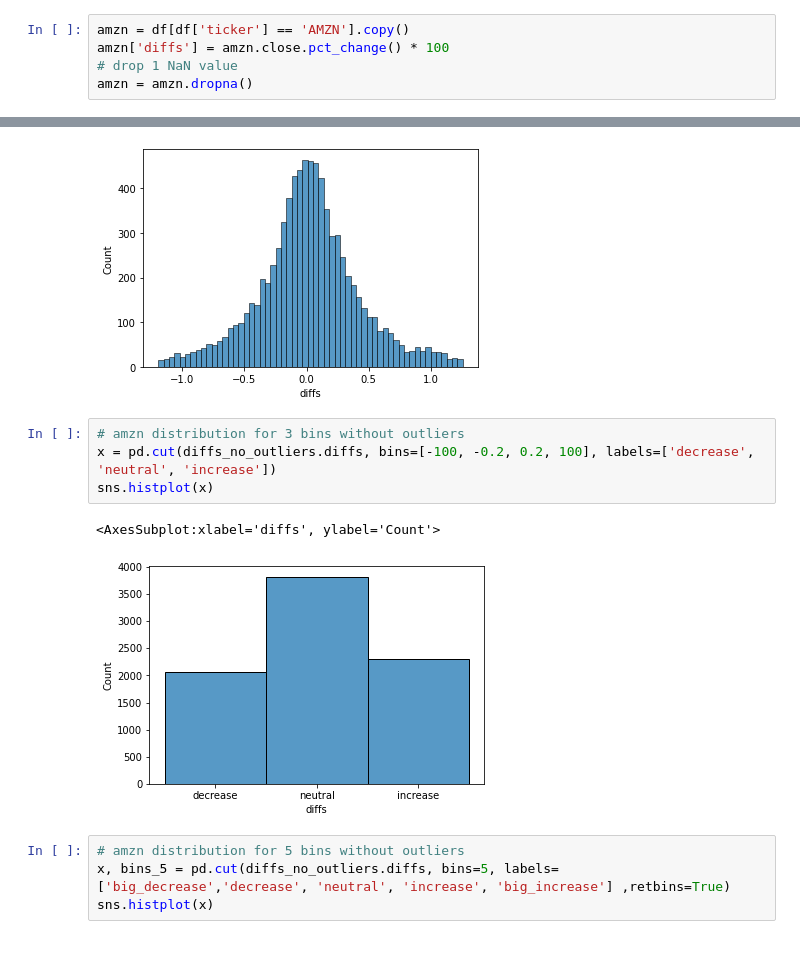
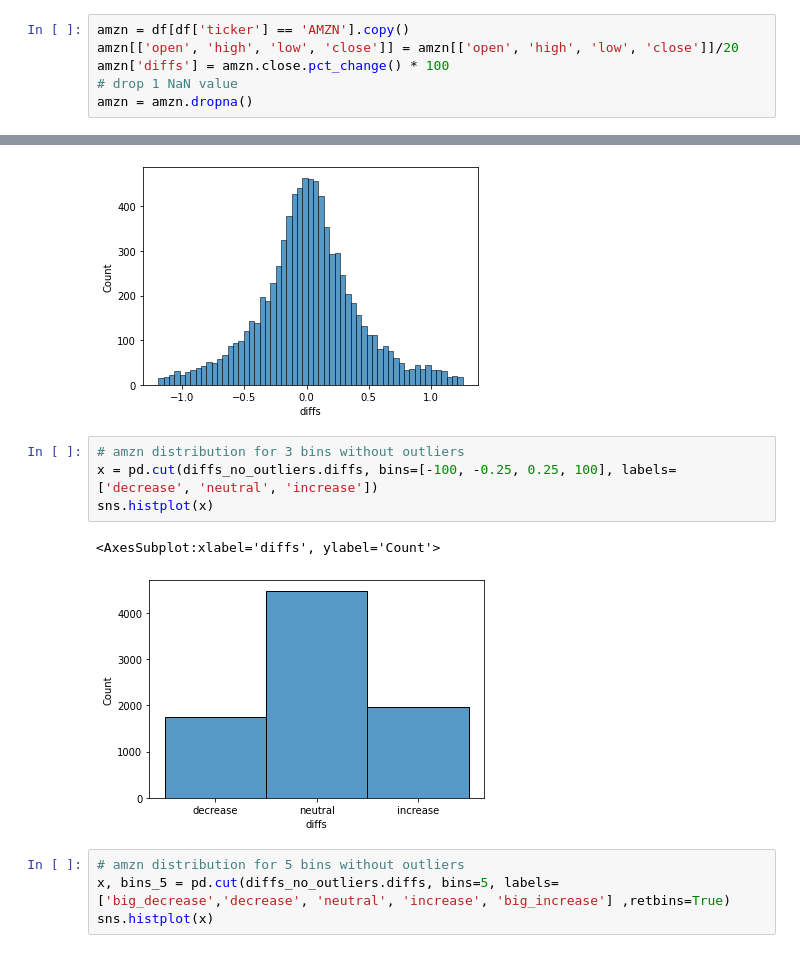
Before and after one commit to PatrykML/twitter_sentiment_stock_prediction, a Jupyter notebook: data_cleaning/binning.ipynb, the cells around one changed output, grey strips where cells are left out. Saved outputs shown, nothing was run; the diff lists cells and outputs as text.

```diff
--- a/data_cleaning/binning.ipynb
+++ b/data_cleaning/binning.ipynb
@@ -21,5 +23,6 @@ Index(['date_', 'ticker', 'open', 'high', 'low', 'close', 'vol', 'max_comp',
 # %%
 amzn = df[df['ticker'] == 'AMZN'].copy()
+amzn[['open', 'high', 'low', 'close']] = amzn[['open', 'high', 'low', 'close']]/20
 amzn['diffs'] = amzn.close.pct_change() * 100
 # drop 1 NaN value
 amzn = amzn.dropna()
@@ -56,11 +54,11 @@ sns.histplot(diffs_no_outliers, x='diffs')
 [figure]
 # %%
 # amzn distribution for 3 bins without outliers
-x = pd.cut(diffs_no_outliers.diffs, bins=[-100, -0.2, 0.2, 100], labels=['decrease', 'neutral', 'increase'])
+x = pd.cut(diffs_no_outliers.diffs, bins=[-100, -0.25, 0.25, 100], labels=['decrease', 'neutral', 'increase'])
 sns.histplot(x)
 # %% [output]
 <AxesSubplot:xlabel='diffs', ylabel='Count'>
-[figure, old version]
+[figure, new version]
 # %%
 # amzn distribution for 5 bins without outliers
 x, bins_5 = pd.cut(diffs_no_outliers.diffs, bins=5, labels=['big_decrease','decrease', 'neutral', 'increase', 'big_increase'] ,retbins=True)
```
Also changed, not shown: parts of 81 cells of this notebook, 8 other files.
